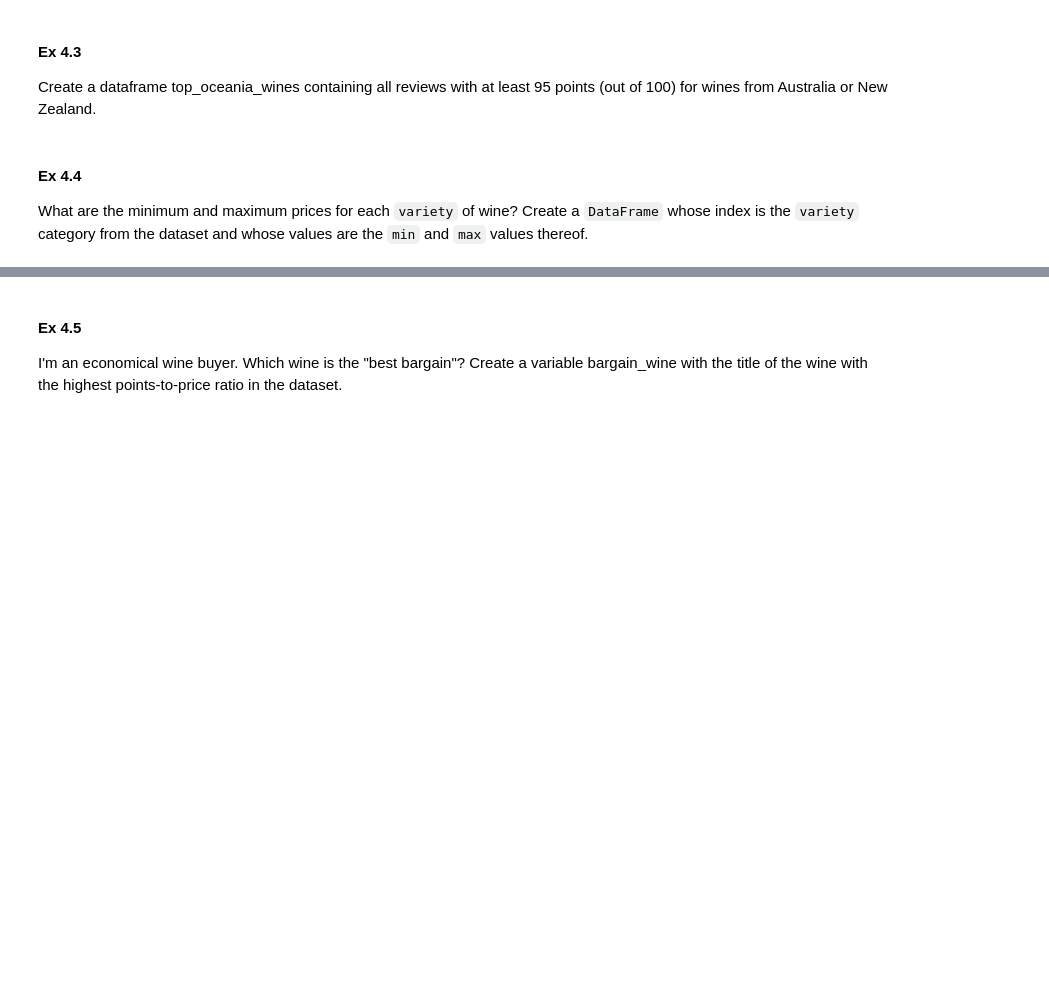
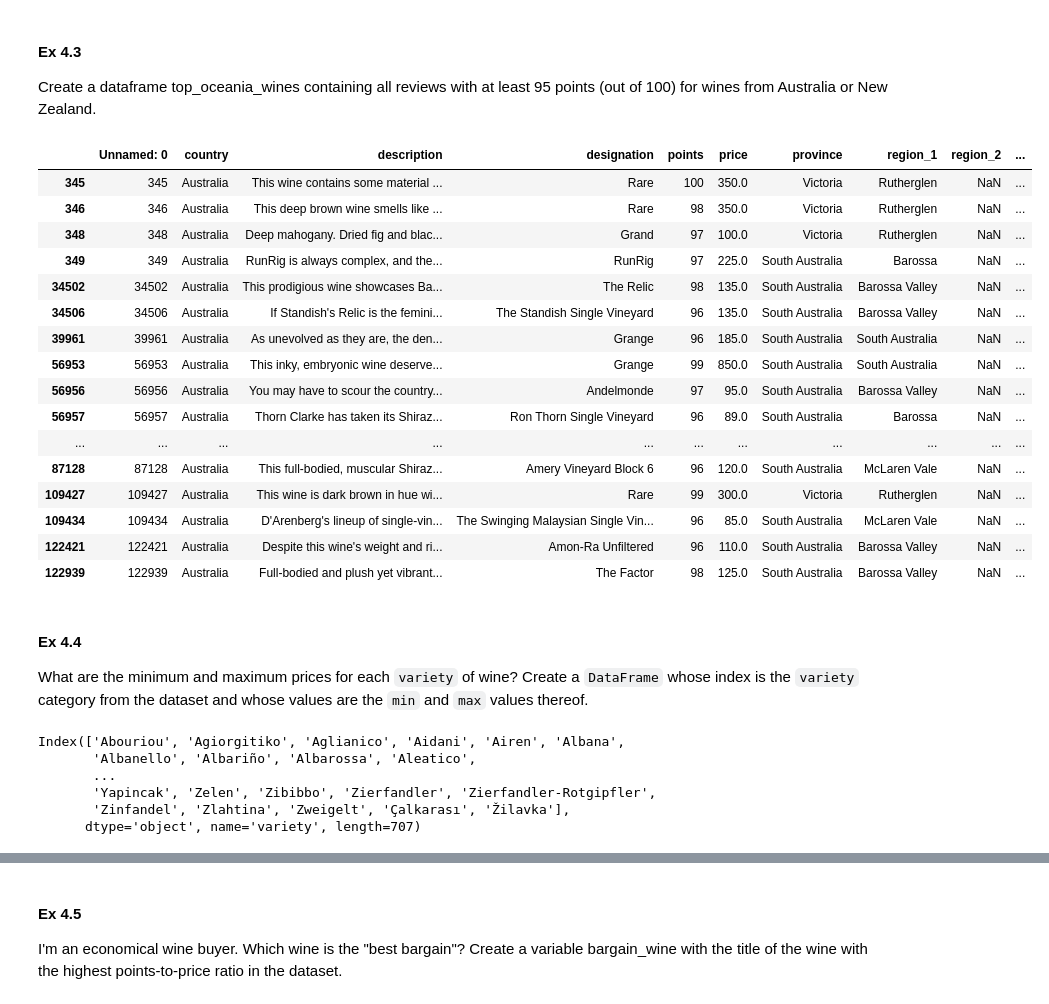
Before and after one commit to ColinWho/forsync, a Jupyter notebook: lectures/lecture02/Lecture02-Exercise.ipynb, the cells around one changed output, grey strips where cells are left out. Drawn from its saved outputs; the diff is of its cells as text; code cells hidden in the pictures; blank space fills up the shorter version.

```diff
--- a/lectures/lecture02/Lecture02-Exercise.ipynb
+++ b/lectures/lecture02/Lecture02-Exercise.ipynb
@@ -269,3 +509,25 @@ Create a dataframe top_oceania_wines containing all reviews with at least 95 poi
+# %%
+wi_sc = wi[(wi['country']=='Australia') | (wi['country']=='New Zealand') ]
+topow = wi_sc[wi_sc['points']>95]
+topow
+# %% [output]
+|  | Unnamed: 0 | country | description | designation | points | price | province | region_1 | region_2 | ... |
+| 345 | 345 | Australia | This wine contains some material ... | Rare | 100 | 350.0 | Victoria | Rutherglen | NaN | ... |
+| 346 | 346 | Australia | This deep brown wine smells like ... | Rare | 98 | 350.0 | Victoria | Rutherglen | NaN | ... |
+| 348 | 348 | Australia | Deep mahogany. Dried fig and blac... | Grand | 97 | 100.0 | Victoria | Rutherglen | NaN | ... |
+| 349 | 349 | Australia | RunRig is always complex, and the... | RunRig | 97 | 225.0 | South Australia | Barossa | NaN | ... |
+| 34502 | 34502 | Australia | This prodigious wine showcases Ba... | The Relic | 98 | 135.0 | South Australia | Barossa Valley | NaN | ... |
+| 34506 | 34506 | Australia | If Standish's Relic is the femini... | The Standish Single Vineyard | 96 | 135.0 | South Australia | Barossa Valley | NaN | ... |
+| 39961 | 39961 | Australia | As unevolved as they are, the den... | Grange | 96 | 185.0 | South Australia | South Australia | NaN | ... |
+| 56953 | 56953 | Australia | This inky, embryonic wine deserve... | Grange | 99 | 850.0 | South Australia | South Australia | NaN | ... |
+| 56956 | 56956 | Australia | You may have to scour the country... | Andelmonde | 97 | 95.0 | South Australia | Barossa Valley | NaN | ... |
+| 56957 | 56957 | Australia | Thorn Clarke has taken its Shiraz... | Ron Thorn Single Vineyard | 96 | 89.0 | South Australia | Barossa | NaN | ... |
+| ... | ... | ... | ... | ... | ... | ... | ... | ... | ... | ... |
+| 87128 | 87128 | Australia | This full-bodied, muscular Shiraz... | Amery Vineyard Block 6 | 96 | 120.0 | South Australia | McLaren Vale | NaN | ... |
+| 109427 | 109427 | Australia | This wine is dark brown in hue wi... | Rare | 99 | 300.0 | Victoria | Rutherglen | NaN | ... |
+| 109434 | 109434 | Australia | D'Arenberg's lineup of single-vin... | The Swinging Malaysian Single Vin... | 96 | 85.0 | South Australia | McLaren Vale | NaN | ... |
+| 122421 | 122421 | Australia | Despite this wine's weight and ri... | Amon-Ra Unfiltered | 96 | 110.0 | South Australia | Barossa Valley | NaN | ... |
+| 122939 | 122939 | Australia | Full-bodied and plush yet vibrant... | The Factor | 98 | 125.0 | South Australia | Barossa Valley | NaN | ... |
 # %% [markdown]
 #### Ex 4.4
 What are the minimum and maximum prices for each `variety` of wine? Create a `DataFrame` whose index is the `variety` category from the dataset and whose values are the `min` and `max` values thereof.
@@ -275,0 +534,9 @@ What are the minimum and maximum prices for each `variety` of wine? Create a `Da
+# %%
+a['price'].size().index  # Notice the .size() method
+# %% [output]
+Index(['Abouriou', 'Agiorgitiko', 'Aglianico', 'Aidani', 'Airen', 'Albana',
+       'Albanello', 'Albariño', 'Albarossa', 'Aleatico',
+       ...
+       'Yapincak', 'Zelen', 'Zibibbo', 'Zierfandler', 'Zierfandler-Rotgipfler',
+       'Zinfandel', 'Zlahtina', 'Zweigelt', 'Çalkarası', 'Žilavka'],
+      dtype='object', name='variety', length=707)
```
Also changed, not shown: parts of 62 cells of this notebook, 18 other files.
